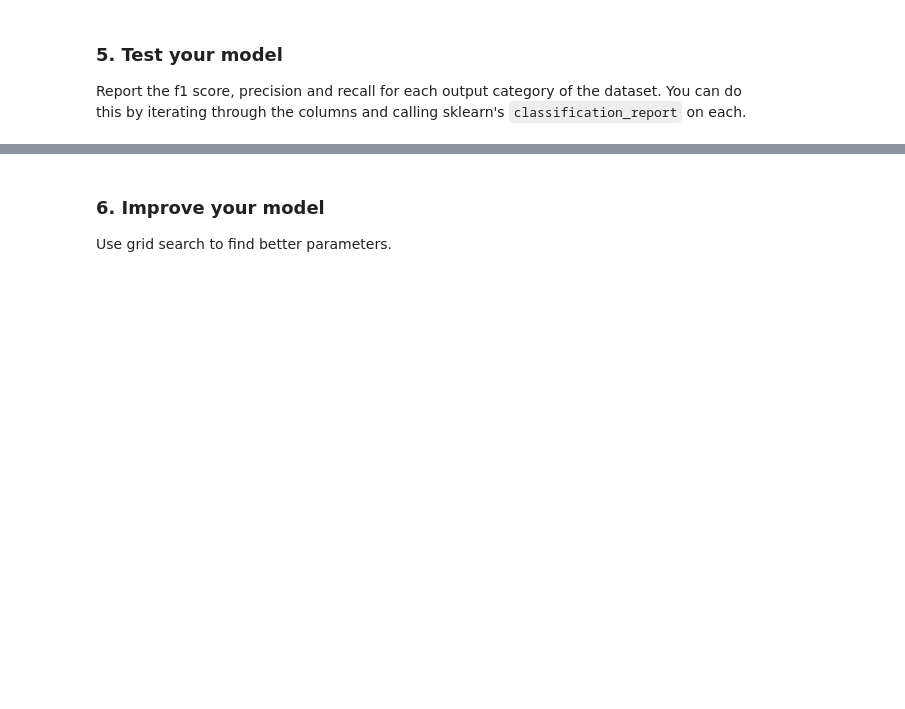
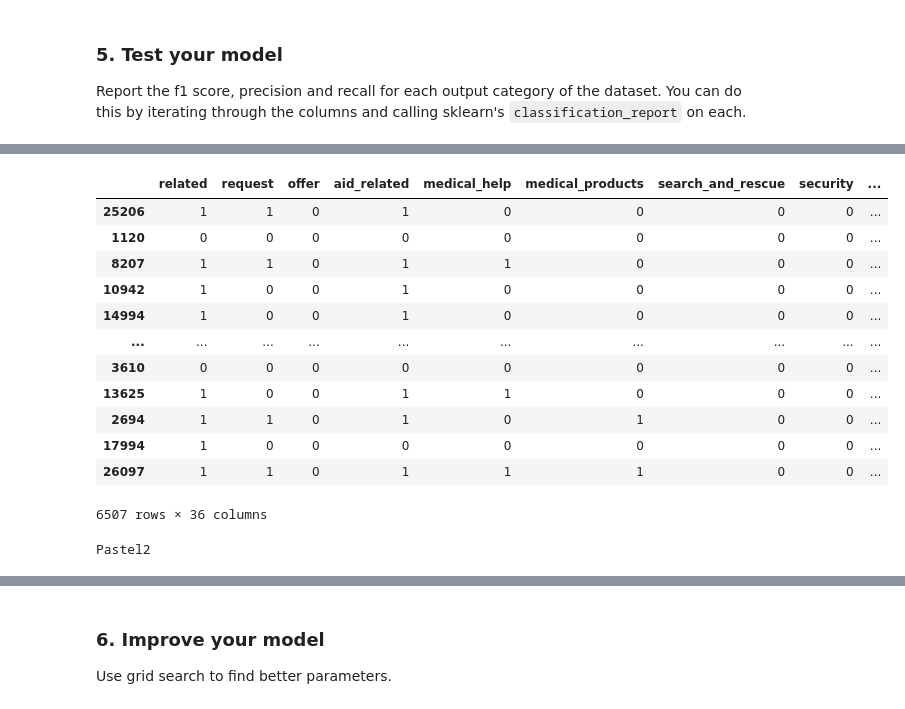
Before and after one commit to Bboofs/disaster_response, a Jupyter notebook: ML Pipeline Preparation.ipynb, the cells around one changed output, grey strips where cells are left out. Drawn from its saved outputs; the diff is of its cells as text; code cells hidden in the pictures; blank space fills up the shorter version.

```diff
--- a/ML Pipeline Preparation.ipynb
+++ b/ML Pipeline Preparation.ipynb
@@ -235,0 +287,22 @@ dtype: float64
+# %%
+y_test
+# %% [output]
+|  | related | request | offer | aid_related | medical_help | medical_products | search_and_rescue | security | ... |
+| 25206 | 1 | 1 | 0 | 1 | 0 | 0 | 0 | 0 | ... |
+| 1120 | 0 | 0 | 0 | 0 | 0 | 0 | 0 | 0 | ... |
+| 8207 | 1 | 1 | 0 | 1 | 1 | 0 | 0 | 0 | ... |
+| 10942 | 1 | 0 | 0 | 1 | 0 | 0 | 0 | 0 | ... |
+| 14994 | 1 | 0 | 0 | 1 | 0 | 0 | 0 | 0 | ... |
+| ... | ... | ... | ... | ... | ... | ... | ... | ... | ... |
+| 3610 | 0 | 0 | 0 | 0 | 0 | 0 | 0 | 0 | ... |
+| 13625 | 1 | 0 | 0 | 1 | 1 | 0 | 0 | 0 | ... |
+| 2694 | 1 | 1 | 0 | 1 | 0 | 1 | 0 | 0 | ... |
+| 17994 | 1 | 0 | 0 | 0 | 0 | 0 | 0 | 0 | ... |
+| 26097 | 1 | 1 | 0 | 1 | 1 | 1 | 0 | 0 | ... |
+6507 rows × 36 columns
+# %%
+import random
+n = random.randint(0, len(plt.colormaps()))
+print(plt.colormaps()[n])
+# %% [output]
+Pastel2
```
Also changed, not shown: parts of 19 cells of this notebook, 43 other files.
